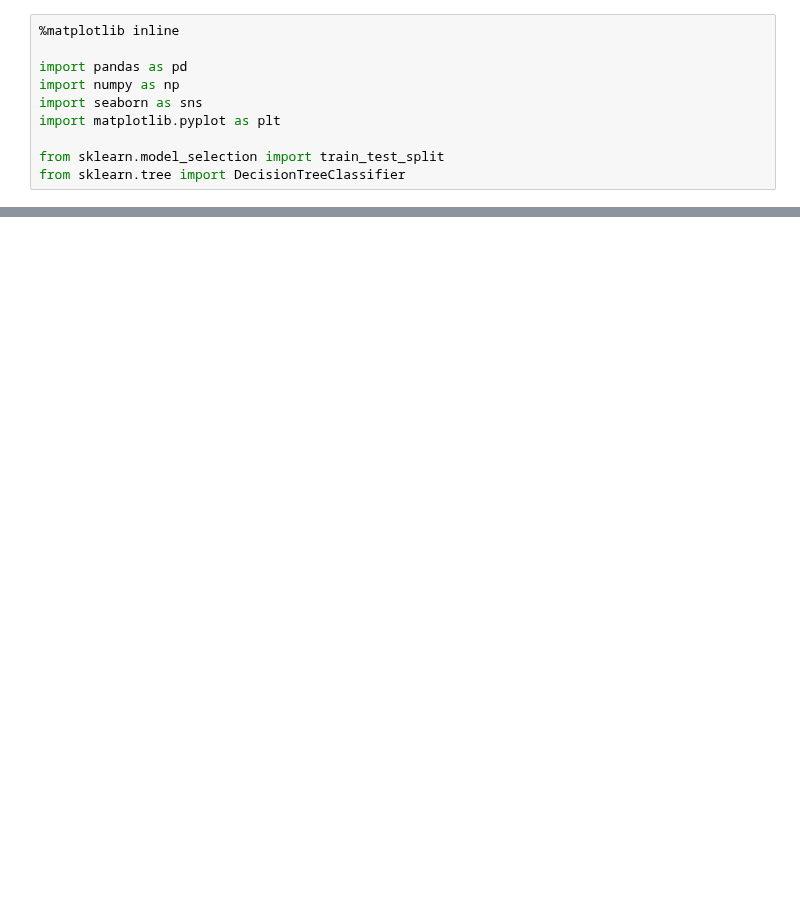
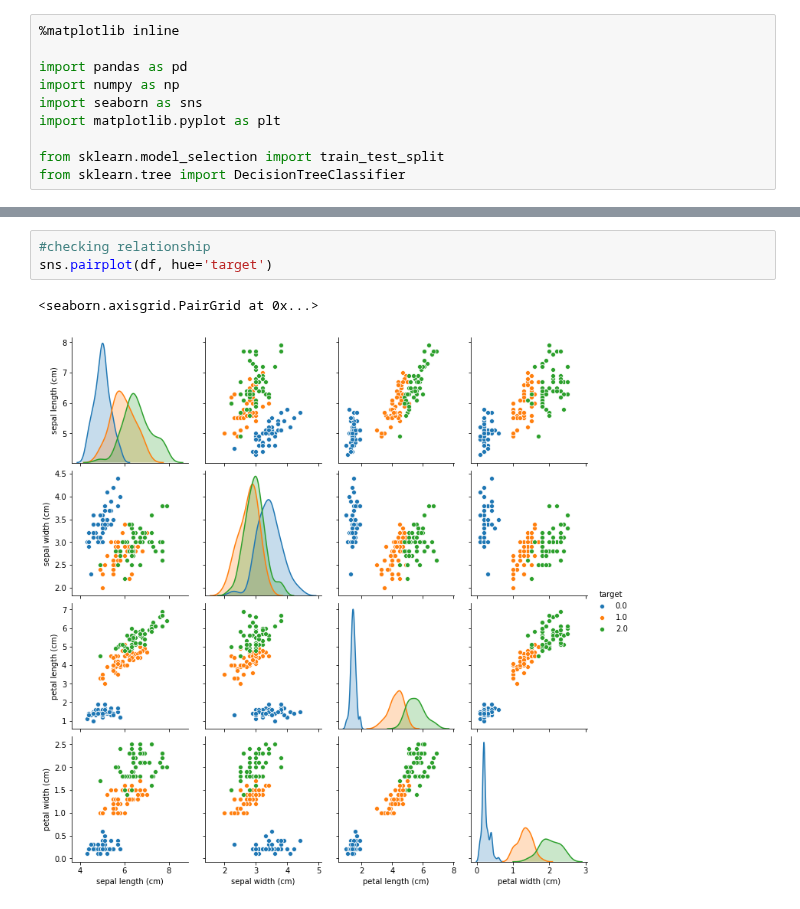
Before and after one commit to Ayanlola2002/Stutern, a Jupyter notebook: Decision_Tree.ipynb, the cells around one changed output, grey strips where cells are left out. Drawn from its saved outputs; the diff is of its cells as text; blank space fills up the shorter version.

```diff
--- a/Decision_Tree.ipynb
+++ b/Decision_Tree.ipynb
@@ -20,0 +94,6 @@ AttributeError: ignored
+# %%
+#checking relationship
+sns.pairplot(df, hue='target')
+# %% [output]
+<seaborn.axisgrid.PairGrid at 0x...>
+[figure, added]
```
Also changed, not shown: parts of 11 cells of this notebook.
